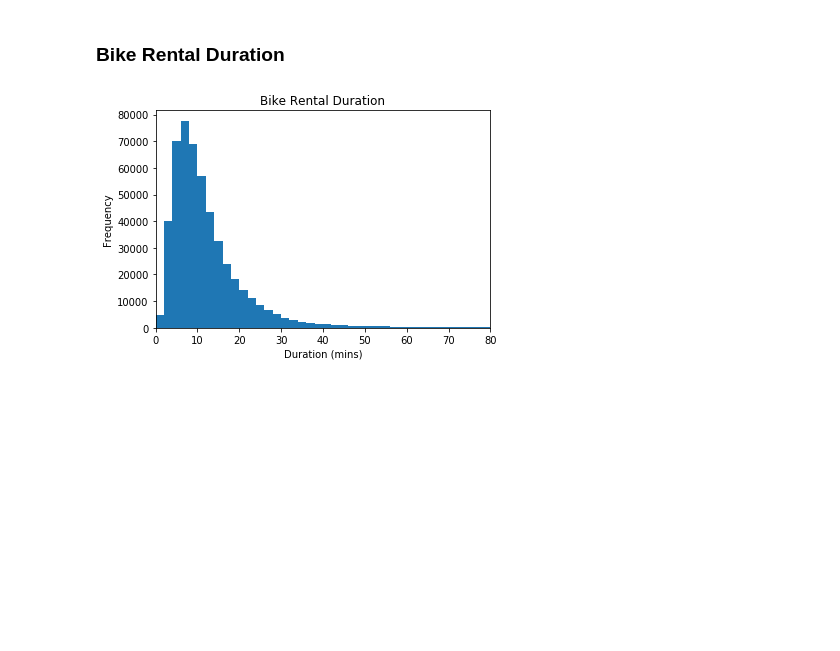
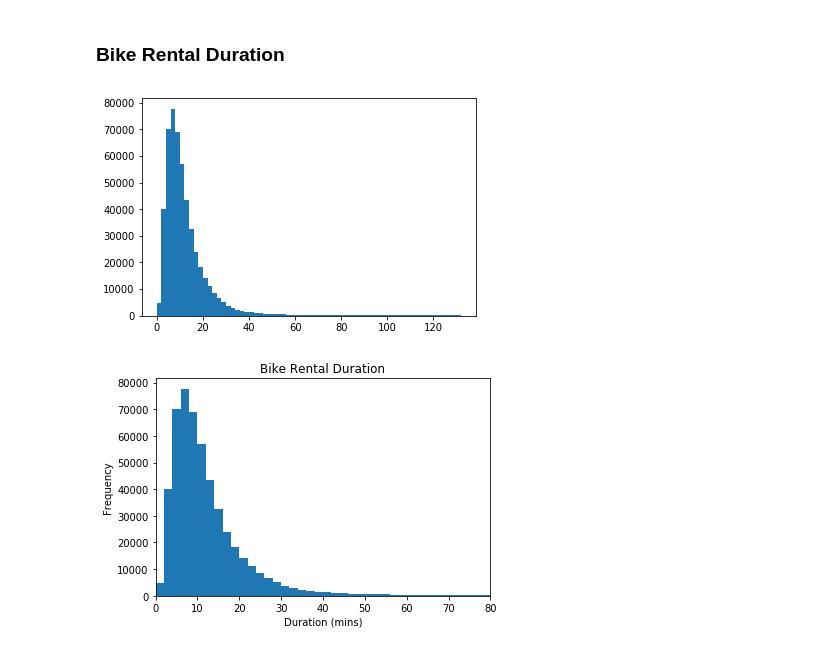
Before and after one commit to juliouribe/Visualizing_Bike_Data, a Jupyter notebook: Exploratory_Analysis.ipynb, the cells around one changed output. Saved outputs shown, nothing was run; the diff lists cells and outputs as text; code cells hidden in the pictures; blank space fills up the shorter version.

```diff
--- a/Exploratory_Analysis.ipynb
+++ b/Exploratory_Analysis.ipynb
@@ -111,6 +111,10 @@ bikes_clean.head()
 - usage by month
 # %% [markdown]
 ### Bike Rental Duration
+# %%
+plt.hist(data = bikes_clean, x = 'duration_min', bins=bin_edges);
+# %% [output]
+[figure, added]
 # %%
 bin_edges = np.arange(0, bikes_clean['duration_min'].max()+50, 2)
 plt.hist(data = bikes_clean, x = 'duration_min', bins=bin_edges)
```
Also changed, not shown: parts of 14 cells of this notebook.
